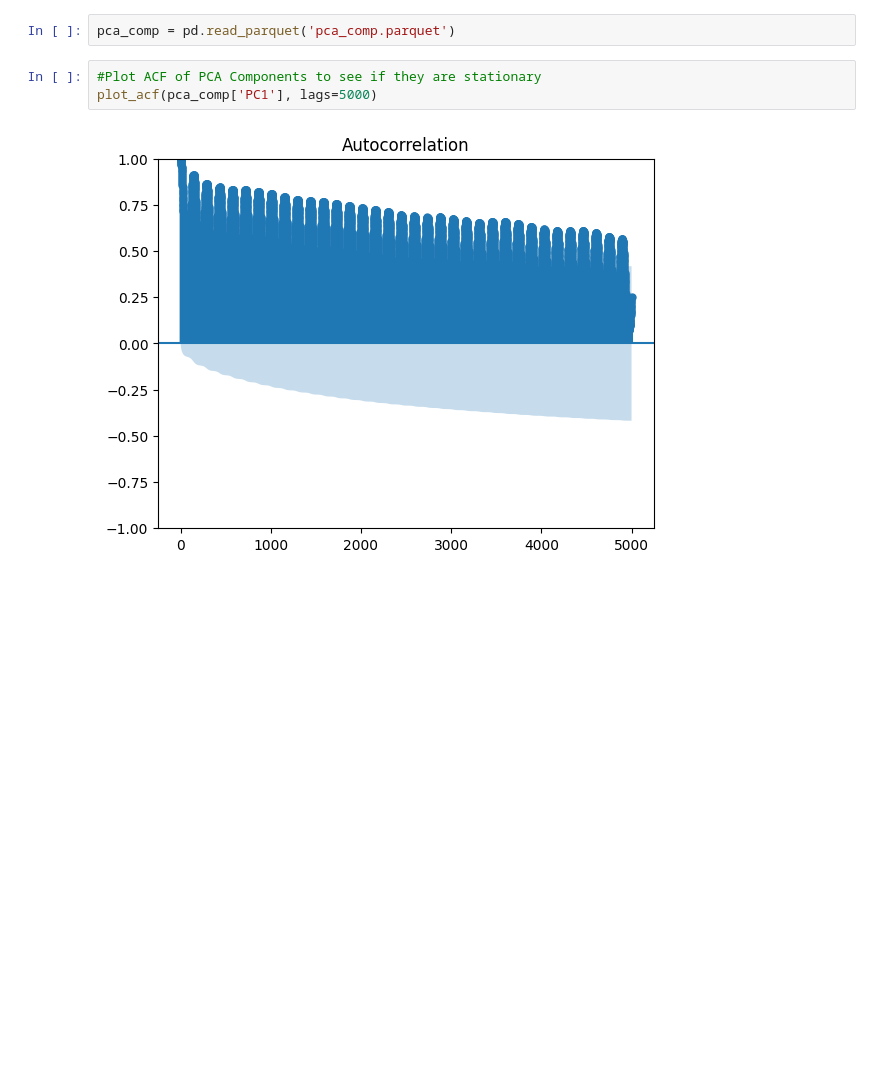
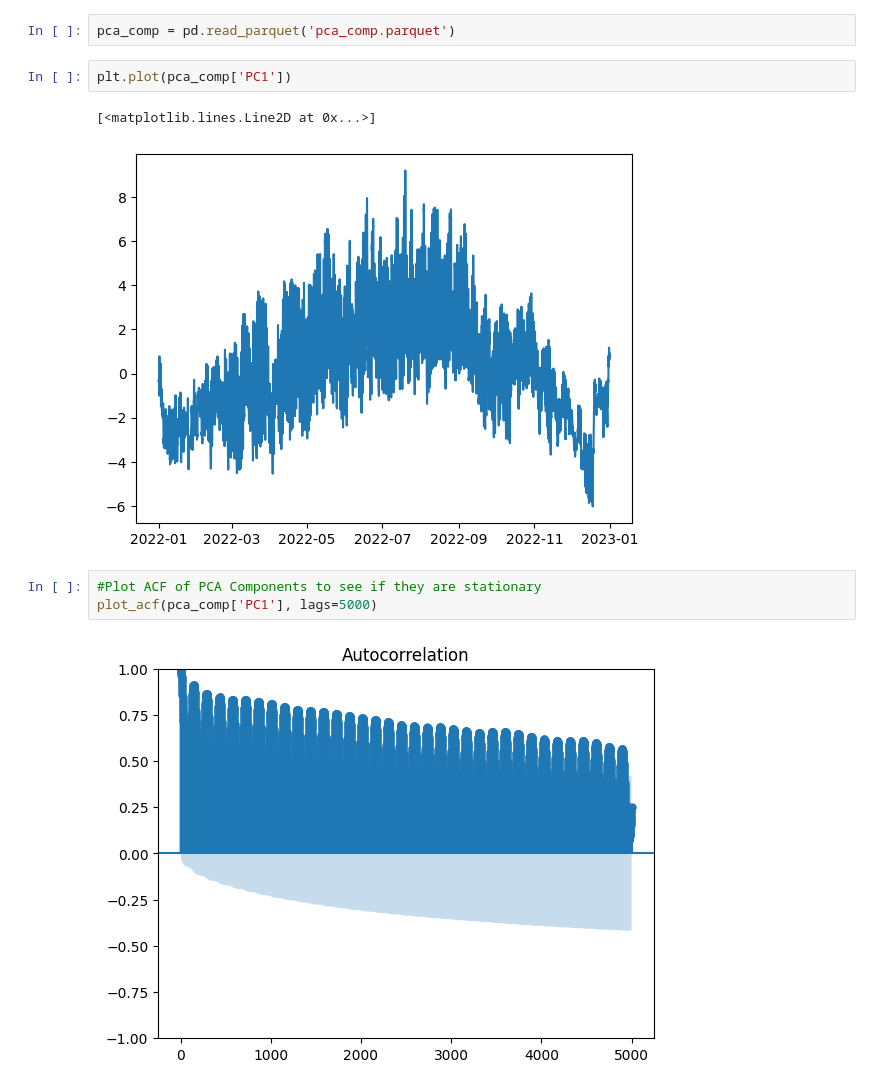
Before and after one commit to guidbem/MDA-Project-Noise-Leuven, a Jupyter notebook: granger.ipynb, the cells around one changed output. Cells and saved outputs as stored; diff of their text form; blank space fills up the shorter version.

```diff
--- a/granger.ipynb
+++ b/granger.ipynb
@@ -19,5 +21,10 @@ PCA_meteo('meteo_avg.parquet', 'pca_comp.parquet')
 # %%
 pca_comp = pd.read_parquet('pca_comp.parquet')
+# %%
+plt.plot(pca_comp['PC1'])
+# %% [output]
+[<matplotlib.lines.Line2D at 0x...>]
+[figure, added]
 # %%
 #Plot ACF of PCA Components to see if they are stationary
 plot_acf(pca_comp['PC1'], lags=5000)
```
Also changed, not shown: parts of 4 cells of this notebook.
